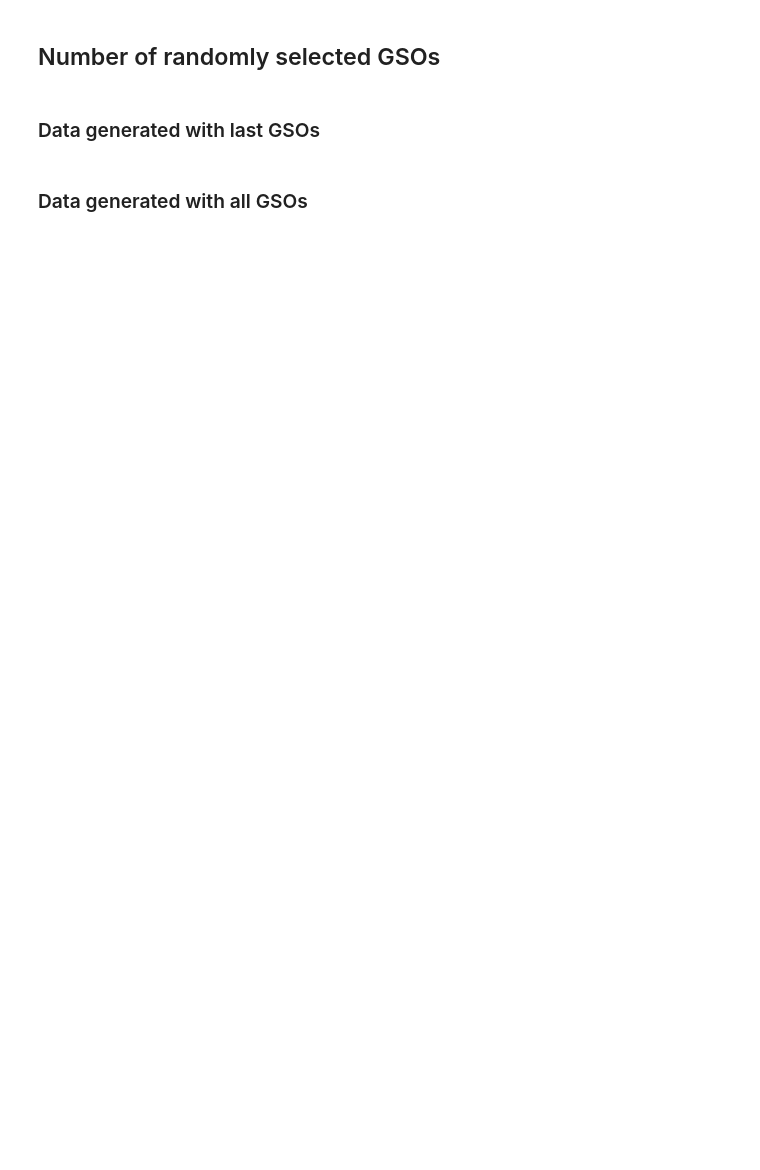
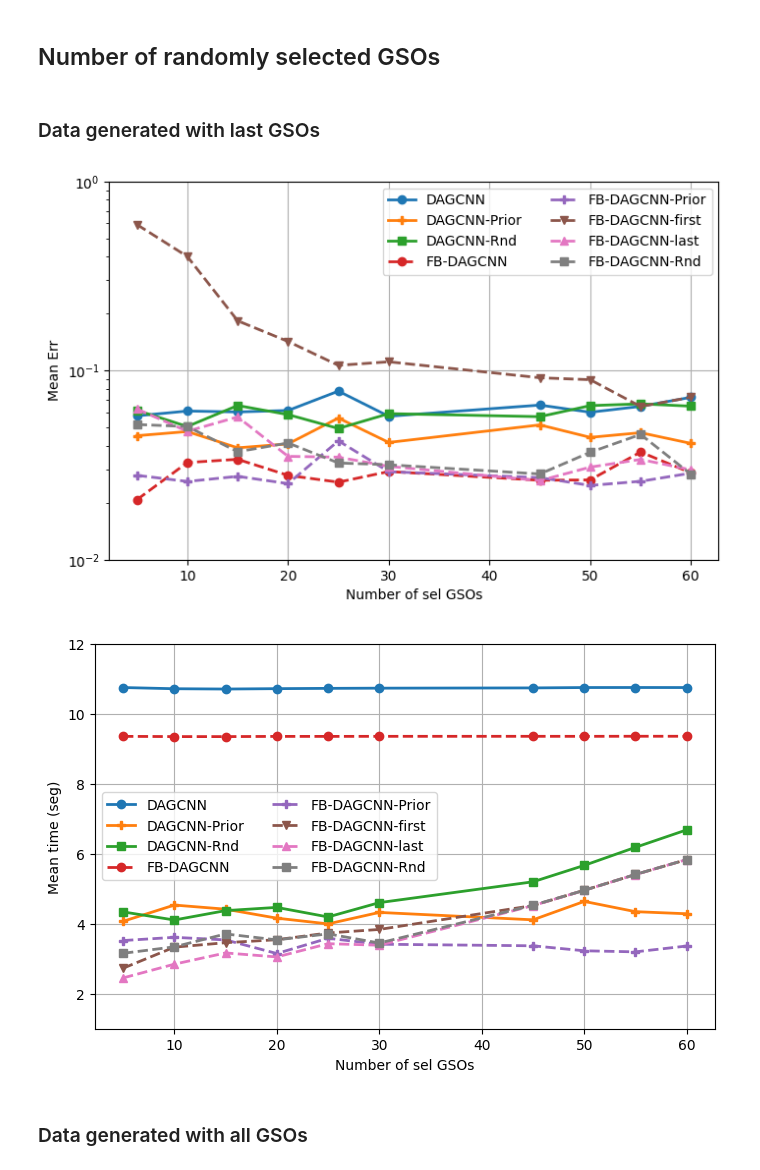
Before and after one commit to reysam93/dag_conv_nn, a Jupyter notebook: diffusion_learning.ipynb, the cells around one changed output. Drawn from its saved outputs; the diff is of its cells as text; code cells hidden in the pictures; blank space fills up the shorter version.

```diff
--- a/diffusion_learning.ipynb
+++ b/diffusion_learning.ipynb
@@ -419,14 +424,17 @@ err, std, times = influence_selected_gsp_exp(data_p, default_arch_p, default_mod
 # %%
 if SAVE:
     file_name = PATH + f'sel_gso_inf-{data_p["src_t"]}'
     np.savez(file_name, err=err, std=std, times=times, exp=Exps, xvals=N_GSOs)
     print('SAVED FILE:', file_name)
 
 mean_err = err.mean(axis=0)
 mean_time = times.mean(axis=0)
 med_err = np.median(err, axis=0)
 med_time = np.median(times, axis=0)
 legend = [exp['leg'] for exp in Exps]
-utils.plot_results(med_err, N_GSOs, Exps, 'Number of sel GSOs', n_cols=2)
+utils.plot_results(mean_err, N_GSOs, Exps, 'Number of sel GSOs', n_cols=2, ylabel='Mean Err')
 utils.plot_results(med_time, N_GSOs, Exps, 'Number of sel GSOs', ylabel='Mean time (seg)', n_cols=2,
                    logy=False, ylim_bottom=1, ylim_top=12)
+# %% [output]
+[figure, added]
+[figure, added]
```
Also changed, not shown: parts of 8 cells of this notebook.
